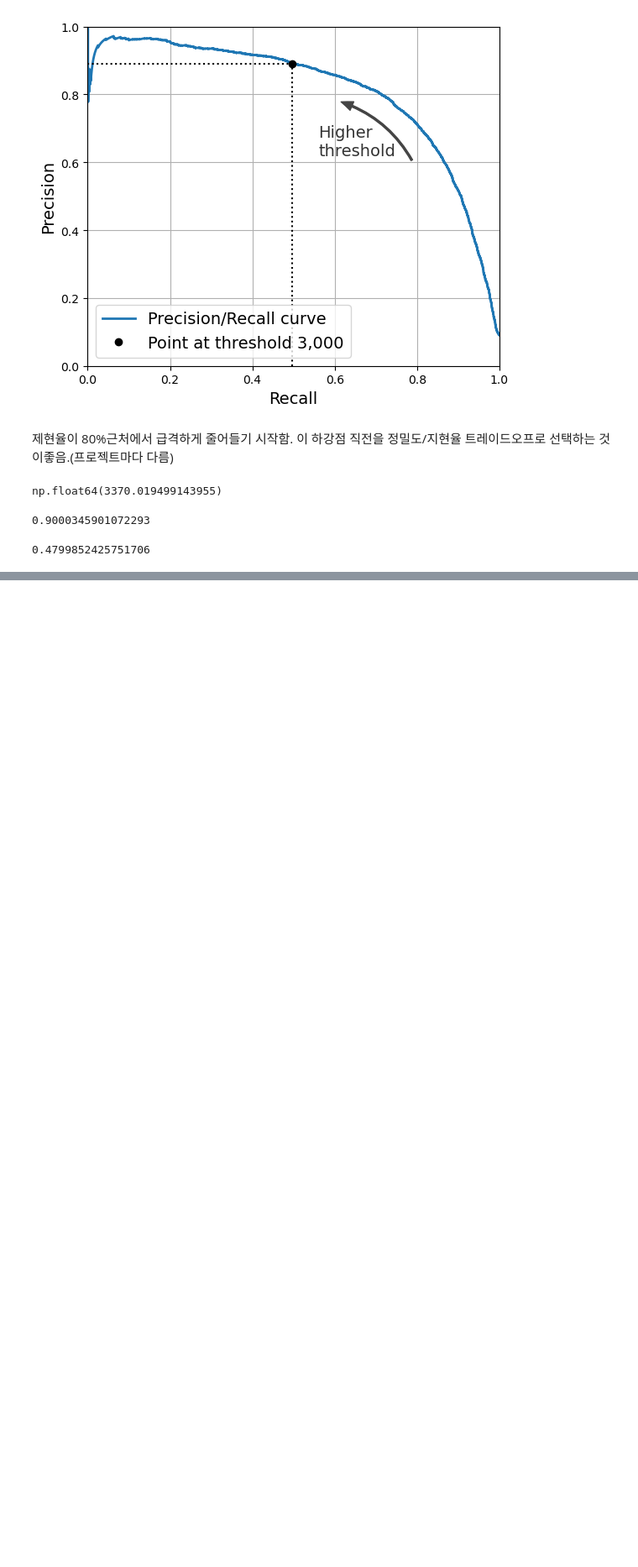
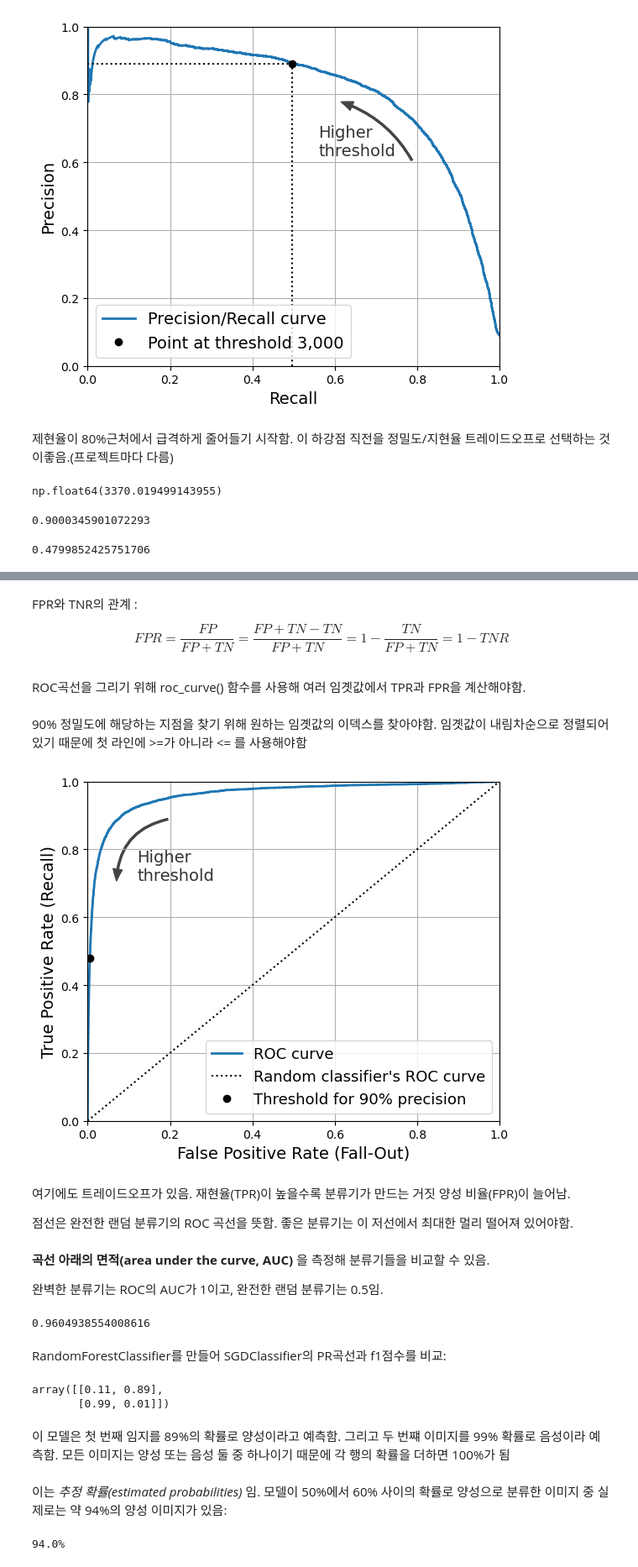
Before and after one commit to doyeon789/Study-AI, a Jupyter notebook: Hands-On ML3 Practice/03_classification/03_classification.ipynb, the cells around one changed output, grey strips where cells are left out. Shown at 84% size. Cells and saved outputs as stored; diff of their text form; code cells hidden in the pictures; blank space fills up the shorter version.

```diff
--- a/Hands-On ML3 Practice/03_classification/03_classification.ipynb
+++ b/Hands-On ML3 Practice/03_classification/03_classification.ipynb
@@ -463,0 +474,55 @@ recall_at_90_precision
+# %% [markdown]
+FPR와 TNR의 관계 :
+
+$$
+FPR = \frac{FP}{FP+TN} = \frac{FP+TN-TN}{FP+TN}=1-\frac{TN}{FP+TN}=1-TNR
+$$
+# %% [markdown]
+ROC곡선을 그리기 위해 roc_curve() 함수를 사용해 여러 임곗값에서 TPR과 FPR을 계산해야함.
+# %%
+from sklearn.metrics import roc_curve
+
+fpr, tpr, thresholds = roc_curve(y_train_5, y_scores)
+# %% [markdown]
+90% 정밀도에 해당하는 지점을 찾기 위해 원하는 임곗값의 이덱스를 찾아야함. 임곗값이 내림차순으로 정렬되어 있기 때문에 첫 라인에 >=가 아니라 <= 를 사용해야함
+# %%
+idx_for_threshold_at_90 = (thresholds <= threshold_for_90_precision).argmax()
+tpr_90, fpr_90 = tpr[idx_for_threshold_at_90], fpr[idx_for_threshold_at_90]
+
+plt.figure(figsize=(6, 5))
+plt.plot(fpr, tpr, linewidth=2, label="ROC curve")
+plt.plot([0, 1], [0, 1], 'k:', label="Random classifier's ROC curve")
+plt.plot([fpr_90], [tpr_90], "ko", label="Threshold for 90% precision")
+
+plt.gca().add_patch(patches.FancyArrowPatch(
+    (0.20, 0.89), (0.07, 0.70),
+    connectionstyle="arc3,rad=.4",
+    arrowstyle="Simple, tail_width=1.5, head_width=8, head_length=10",
+    color="#444444"))
+plt.text(0.12, 0.71, "Higher\nthreshold", color="#333333")
+plt.xlabel('False Positive Rate (Fall-Out)')
+plt.ylabel('True Positive Rate (Recall)')
+plt.grid()
+plt.axis([0, 1, 0, 1])
+plt.legend(loc="lower right", fontsize=13)
+save_fig("roc_curve_plot")
+
+plt.show()
+# %% [output]
+[figure, added]
+# %% [markdown]
+여기에도 트레이드오프가 있음. 재현율(TPR)이 높을수록 분류기가 만드는 거짓 양성 비율(FPR)이 늘어남.
+
+점선은 완전한 랜덤 분류기의 ROC 곡선을 뜻함. 좋은 분류기는 이 저선에서 최대한 멀리 떨어져 있어야함.
+# %% [markdown]
+**곡선 아래의 면적(area under the curve, AUC)** 을 측정해 분류기들을 비교할 수 있음.
+
+완벽한 분류기는 ROC의 AUC가 1이고, 완전한 랜덤 분류기는 0.5임.
+# %%
+from sklearn.metrics import roc_auc_score
+
+roc_auc_score(y_train_5, y_scores)
+# %% [output]
+0.9604938554008616
+# %% [markdown]
+RandomForestClassifier를 만들어 SGDClassifier의 PR곡선과 f1점수를 비교:
@@ -463,0 +536,14 @@ recall_at_90_precision
+# %%
+y_probas_forest[:2]
+# %% [output]
+array([[0.11, 0.89],
+       [0.99, 0.01]])
+# %% [markdown]
+이 모델은 첫 번째 임지를 89%의 확률로 양성이라고 예측함. 그리고 두 번쨰 이미지를 99% 확률로 음성이라 예측함. 모든 이미지는 양성 또는 음성 둘 중 하나이기 때문에 각 행의 확률을 더하면 100%가 됨
+# %% [markdown]
+이는 _추정 확률(estimated probabilities)_ 임. 모델이 50%에서 60% 사이의 확률로 양성으로 분류한 이미지 중 실제로는 약 94%의 양성 이미지가 있음:
+# %%
+idx_50_to_60 = (y_probas_forest[:, 1] > 0.50) & (y_probas_forest[:, 1] < 0.60)
+print(f"{(y_train_5[idx_50_to_60]).sum() / idx_50_to_60.sum():.1%}")
+# %% [output]
+94.0%
```
Also changed, not shown: parts of 12 cells of this notebook, 2 other files.
